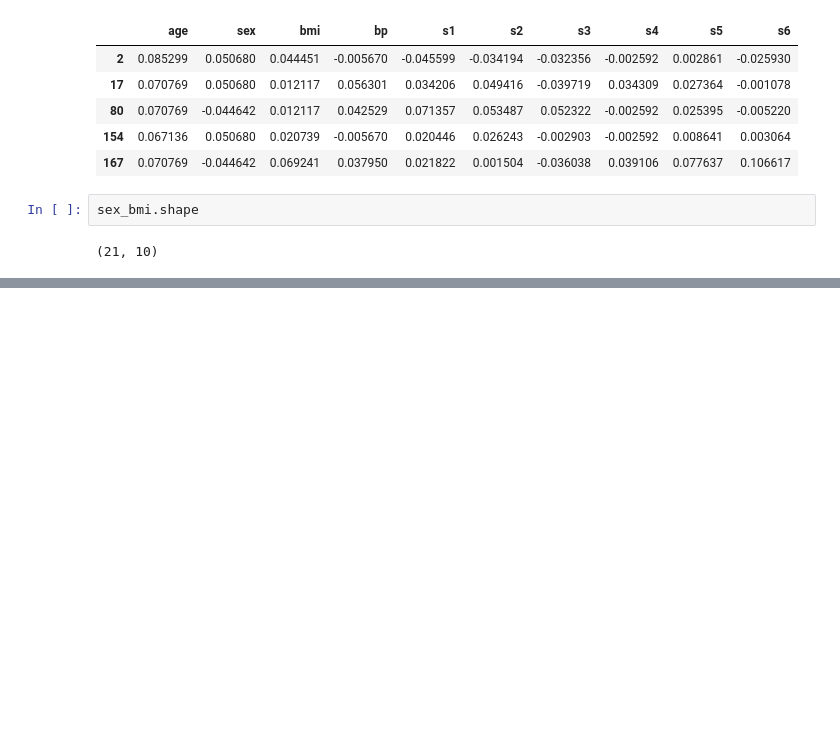
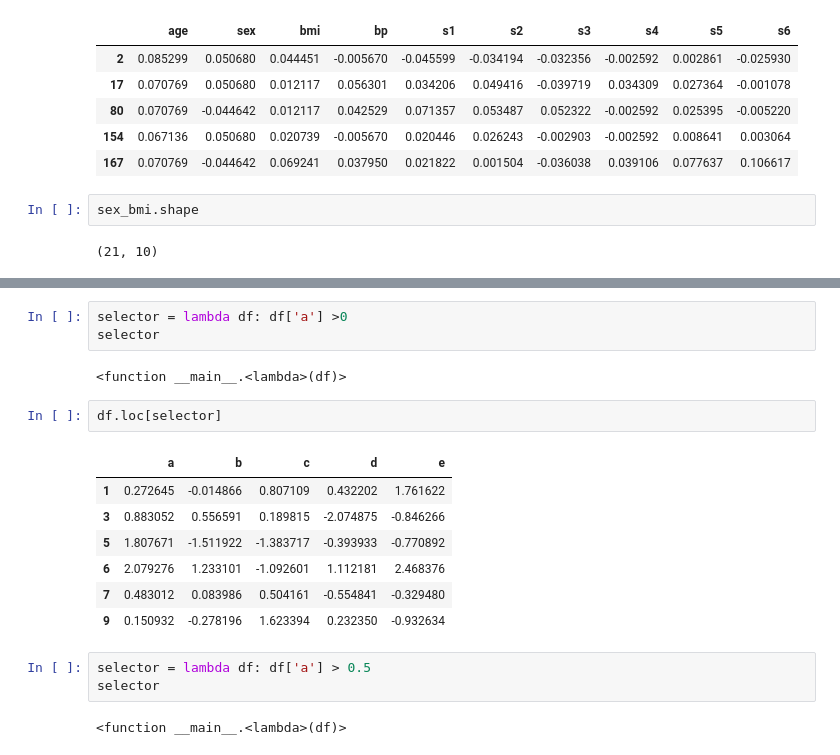
Before and after one commit to ayushi-006/Hands_on_Pandas-, a Jupyter notebook: PANDAS.ipynb, the cells around one changed output, grey strips where cells are left out. Saved outputs shown, nothing was run; the diff lists cells and outputs as text; blank space fills up the shorter version.

```diff
--- a/PANDAS.ipynb
+++ b/PANDAS.ipynb
@@ -351,0 +428,20 @@ sex_bmi.shape
+# %%
+selector = lambda df: df['a'] >0
+selector
+# %% [output]
+<function __main__.<lambda>(df)>
+# %%
+df.loc[selector]
+# %% [output]
+|  | a | b | c | d | e |
+| 1 | 0.272645 | -0.014866 | 0.807109 | 0.432202 | 1.761622 |
+| 3 | 0.883052 | 0.556591 | 0.189815 | -2.074875 | -0.846266 |
+| 5 | 1.807671 | -1.511922 | -1.383717 | -0.393933 | -0.770892 |
+| 6 | 2.079276 | 1.233101 | -1.092601 | 1.112181 | 2.468376 |
+| 7 | 0.483012 | 0.083986 | 0.504161 | -0.554841 | -0.329480 |
+| 9 | 0.150932 | -0.278196 | 1.623394 | 0.232350 | -0.932634 |
+# %%
+selector = lambda df: df['a'] > 0.5
+selector
+# %% [output]
+<function __main__.<lambda>(df)>
```
Also changed, not shown: parts of 14 cells of this notebook.
